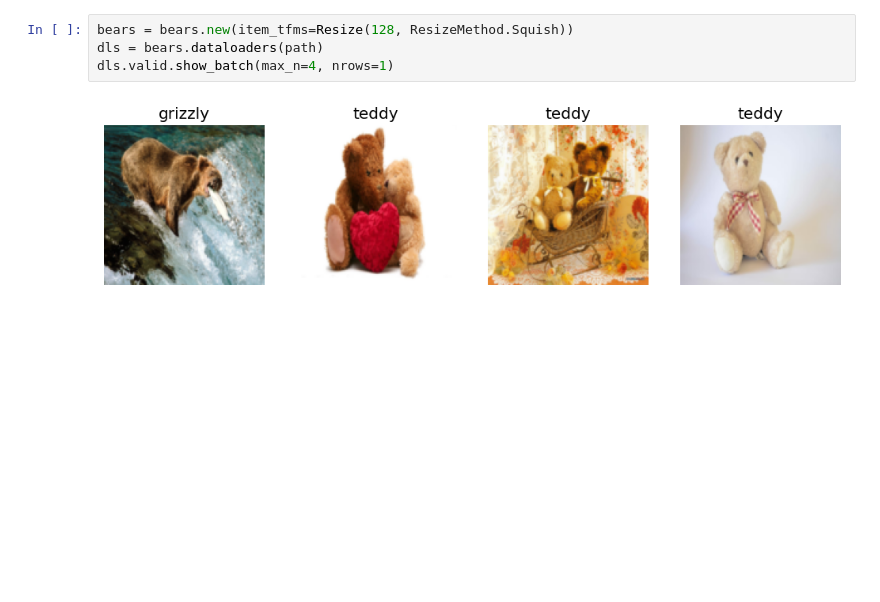
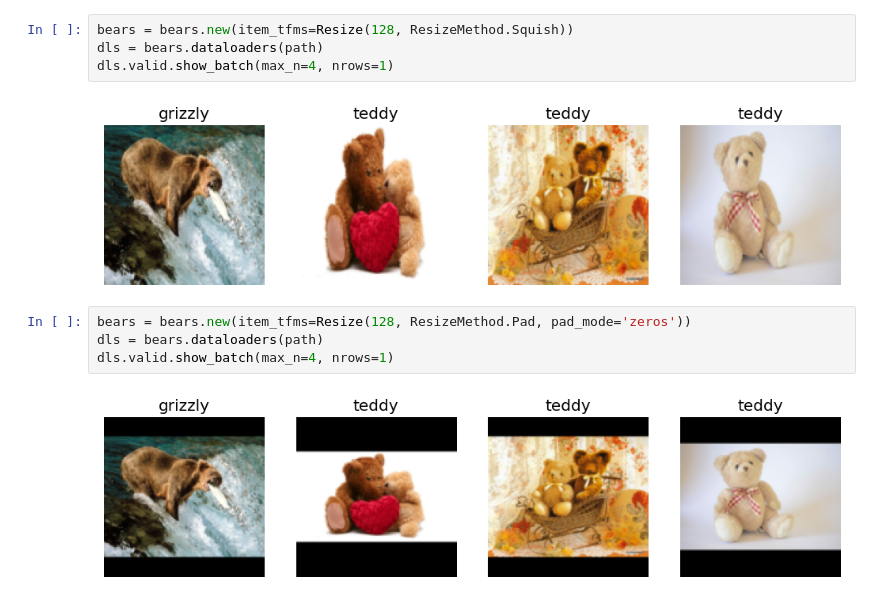
Before and after one commit to medhanies/dl_coders, a Jupyter notebook: production.ipynb, the cells around one changed output. Saved outputs shown, nothing was run; the diff lists cells and outputs as text; blank space fills up the shorter version.

Commit message:
bears dls

```diff
--- a/production.ipynb
+++ b/production.ipynb
@@ -74,3 +74,9 @@ dls = bears.dataloaders(path)
 dls.valid.show_batch(max_n=4, nrows=1)
 # %% [output]
 [figure]
+# %%
+bears = bears.new(item_tfms=Resize(128, ResizeMethod.Pad, pad_mode='zeros'))
+dls = bears.dataloaders(path)
+dls.valid.show_batch(max_n=4, nrows=1)
+# %% [output]
+[figure, added]
```
